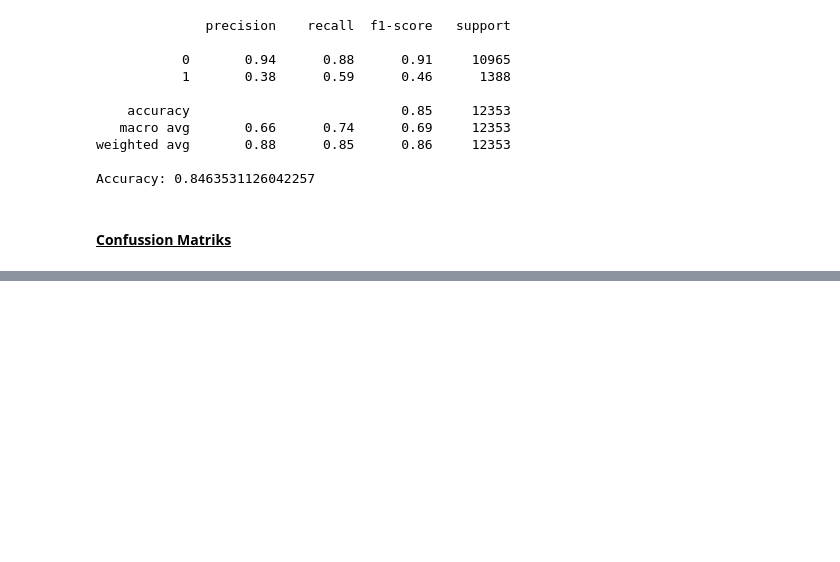
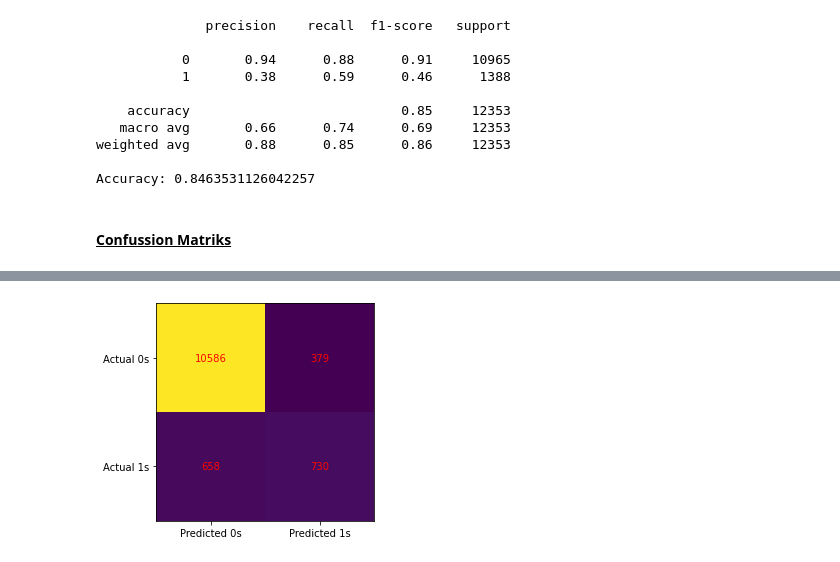
Before and after one commit to fikiwahyu/bank_machine_learning_model, a Jupyter notebook: PYTN_Assign_3_076_Wahyu_Fachrur_Zulfikar.ipynb, the cells around one changed output, grey strips where cells are left out. Saved outputs shown, nothing was run; the diff lists cells and outputs as text; code cells hidden in the pictures; blank space fills up the shorter version.

```diff
--- a/PYTN_Assign_3_076_Wahyu_Fachrur_Zulfikar.ipynb
+++ b/PYTN_Assign_3_076_Wahyu_Fachrur_Zulfikar.ipynb
@@ -374,0 +389,17 @@ print(confusion_matrix(y_test, nb_pred))
+# %%
+cm = confusion_matrix(y_test, randfor_pred)
+fig, ax = plt.subplots(figsize=(4, 4))
+
+plt.title("Random Forest Confusion Matrix")
+
+ax.imshow(cm)
+ax.grid(False)
+ax.xaxis.set(ticks=(0, 1), ticklabels=('Predicted 0s', 'Predicted 1s'))
+ax.yaxis.set(ticks=(0, 1), ticklabels=('Actual 0s', 'Actual 1s'))
+ax.set_ylim(1.5, -0.5)
+for i in range(2):
+    for j in range(2):
+        ax.text(j, i, cm[i, j], ha='center', va='center', color='red')
+plt.show()
+# %% [output]
+[figure, added]
```
Also changed, not shown: parts of 10 cells of this notebook.
